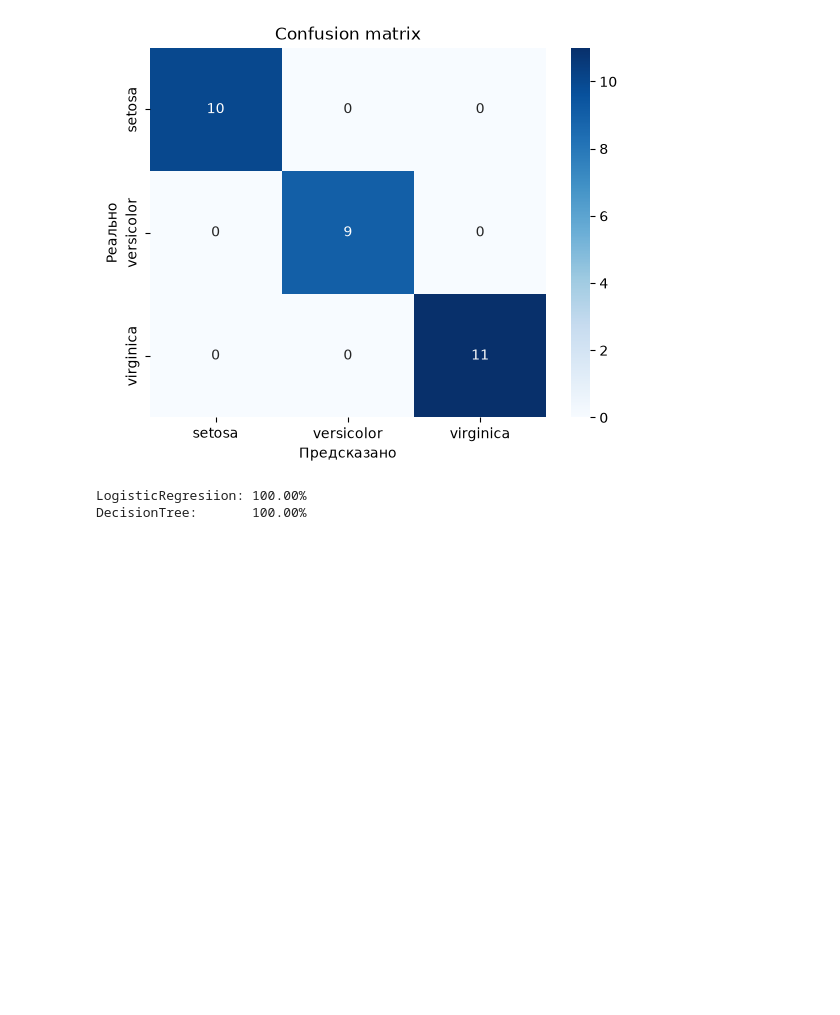
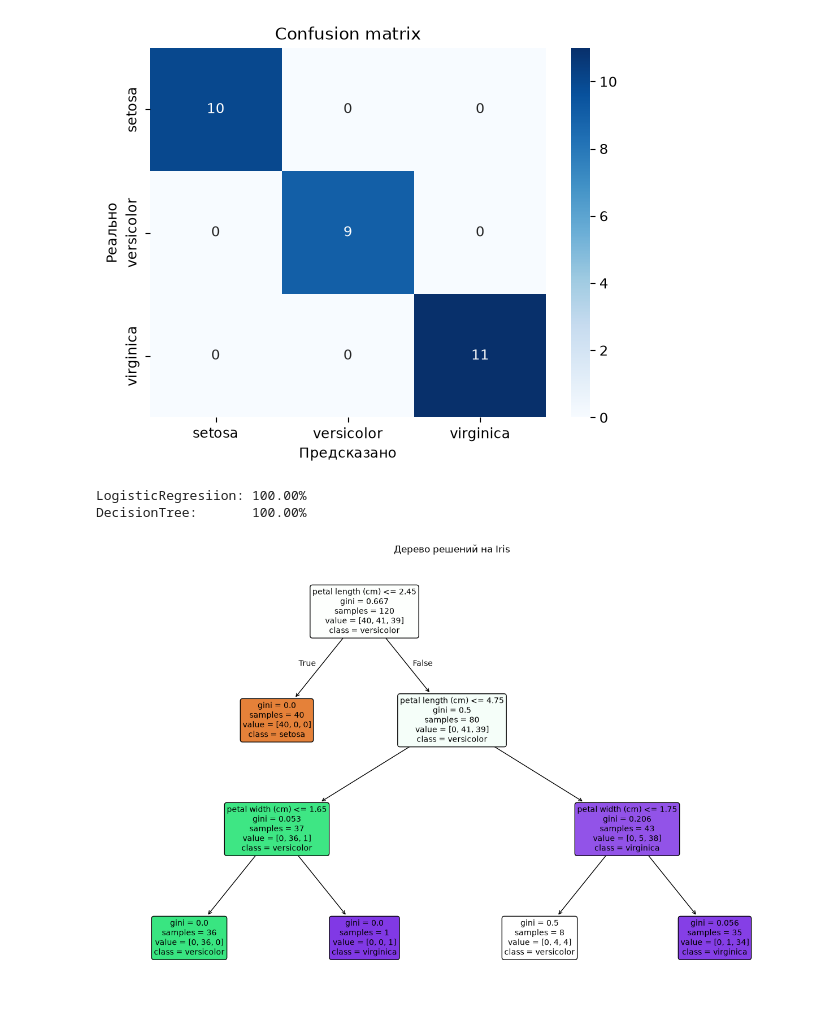
Before and after one commit to ZooM1M1/mlfirst, a Jupyter notebook: day3.ipynb, the cells around one changed output. Saved outputs shown, nothing was run; the diff lists cells and outputs as text; code cells hidden in the pictures; blank space fills up the shorter version.

```diff
--- a/day3.ipynb
+++ b/day3.ipynb
@@ -115,3 +115,20 @@ print(f"DecisionTree:       {accuracy_score(y_test, y_pred2):.2%}")
 # %% [output]
 LogisticRegresiion: 100.00%
 DecisionTree:       100.00%
+# %%
+from sklearn.tree import plot_tree
+import matplotlib.pyplot as plt
+
+plt.figure(figsize=(16, 10))
+plot_tree(
+    model2,                             # твоя обученная модель дерева
+    feature_names=iris.feature_names,   # имена признаков
+    class_names=iris.target_names,      # имена классов
+    filled=True,                        # залить блоки цветом
+    rounded=True,                       # скруглённые углы
+    fontsize=10
+)
+plt.title("Дерево решений на Iris")
+plt.show()
+# %% [output]
+[figure, added]
```
Also changed, not shown: 9 other files.
